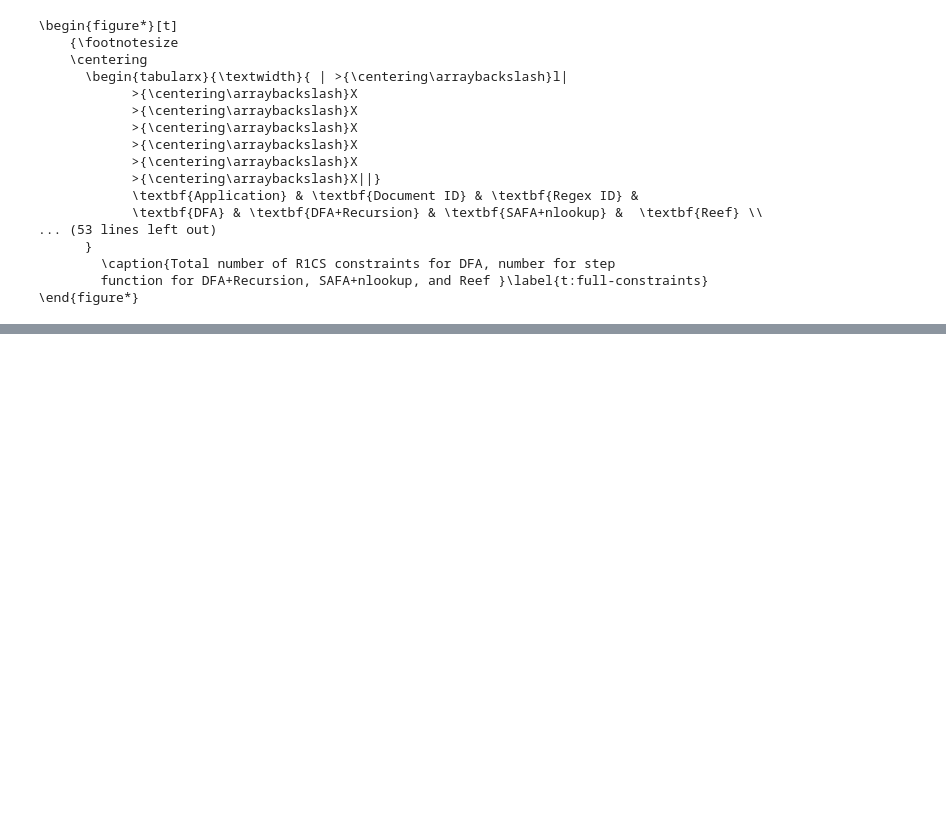
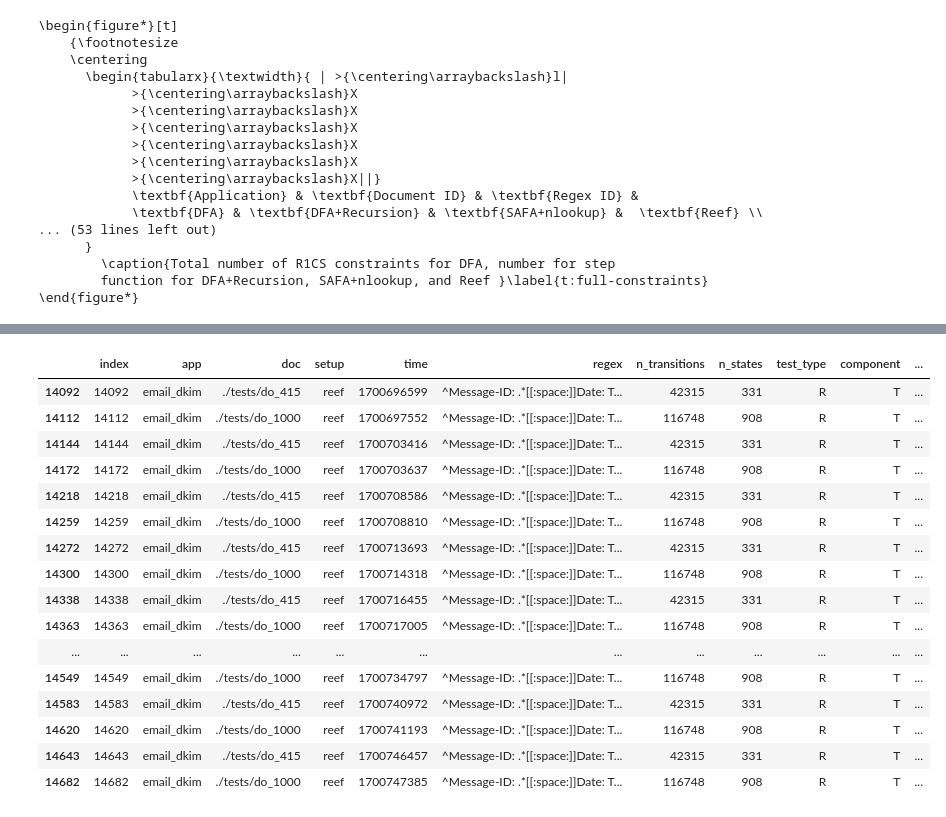
Before and after one commit to eniac/Reef, a Jupyter notebook: Data cleaning.ipynb, the cells around one changed output, grey strips where cells are left out. Drawn from its saved outputs; the diff is of its cells as text; code cells hidden in the pictures; blank space fills up the shorter version.

```diff
--- a/Data cleaning.ipynb
+++ b/Data cleaning.ipynb
@@ -5,7 +5,8 @@ import hashlib
 from csv import reader
 import re
 import os
-# pd.set_option('display.max_colwidth', None)
+import seaborn as sns
+pd.set_option('display.max_rows', None)
 # %%
 def hash_str(to_hash):
     stringToHash = to_hash.encode()
@@ -237,0 +244,20 @@ print(constraint)
+# %%
+df.loc[(df.app=='email_dkim')&(df.setup=='reef')&(df.component=='T')]
+# %% [output]
+|  | index | app | doc | setup | time | regex | n_transitions | n_states | test_type | component | ... |
+| 14092 | 14092 | email_dkim | ./tests/do_415 | reef | 1700696599 | ^Message-ID: .*[[:space:]]Date: T... | 42315 | 331 | R | T | ... |
+| 14112 | 14112 | email_dkim | ./tests/do_1000 | reef | 1700697552 | ^Message-ID: .*[[:space:]]Date: T... | 116748 | 908 | R | T | ... |
+| 14144 | 14144 | email_dkim | ./tests/do_415 | reef | 1700703416 | ^Message-ID: .*[[:space:]]Date: T... | 42315 | 331 | R | T | ... |
+| 14172 | 14172 | email_dkim | ./tests/do_1000 | reef | 1700703637 | ^Message-ID: .*[[:space:]]Date: T... | 116748 | 908 | R | T | ... |
+| 14218 | 14218 | email_dkim | ./tests/do_415 | reef | 1700708586 | ^Message-ID: .*[[:space:]]Date: T... | 42315 | 331 | R | T | ... |
+| 14259 | 14259 | email_dkim | ./tests/do_1000 | reef | 1700708810 | ^Message-ID: .*[[:space:]]Date: T... | 116748 | 908 | R | T | ... |
+| 14272 | 14272 | email_dkim | ./tests/do_415 | reef | 1700713693 | ^Message-ID: .*[[:space:]]Date: T... | 42315 | 331 | R | T | ... |
+| 14300 | 14300 | email_dkim | ./tests/do_1000 | reef | 1700714318 | ^Message-ID: .*[[:space:]]Date: T... | 116748 | 908 | R | T | ... |
+| 14338 | 14338 | email_dkim | ./tests/do_415 | reef | 1700716455 | ^Message-ID: .*[[:space:]]Date: T... | 42315 | 331 | R | T | ... |
+| 14363 | 14363 | email_dkim | ./tests/do_1000 | reef | 1700717005 | ^Message-ID: .*[[:space:]]Date: T... | 116748 | 908 | R | T | ... |
+| ... | ... | ... | ... | ... | ... | ... | ... | ... | ... | ... | ... |
+| 14549 | 14549 | email_dkim | ./tests/do_1000 | reef | 1700734797 | ^Message-ID: .*[[:space:]]Date: T... | 116748 | 908 | R | T | ... |
+| 14583 | 14583 | email_dkim | ./tests/do_415 | reef | 1700740972 | ^Message-ID: .*[[:space:]]Date: T... | 42315 | 331 | R | T | ... |
+| 14620 | 14620 | email_dkim | ./tests/do_1000 | reef | 1700741193 | ^Message-ID: .*[[:space:]]Date: T... | 116748 | 908 | R | T | ... |
+| 14643 | 14643 | email_dkim | ./tests/do_415 | reef | 1700746457 | ^Message-ID: .*[[:space:]]Date: T... | 42315 | 331 | R | T | ... |
+| 14682 | 14682 | email_dkim | ./tests/do_1000 | reef | 1700747385 | ^Message-ID: .*[[:space:]]Date: T... | 116748 | 908 | R | T | ... |
```
Also changed, not shown: parts of 4 cells of this notebook.
